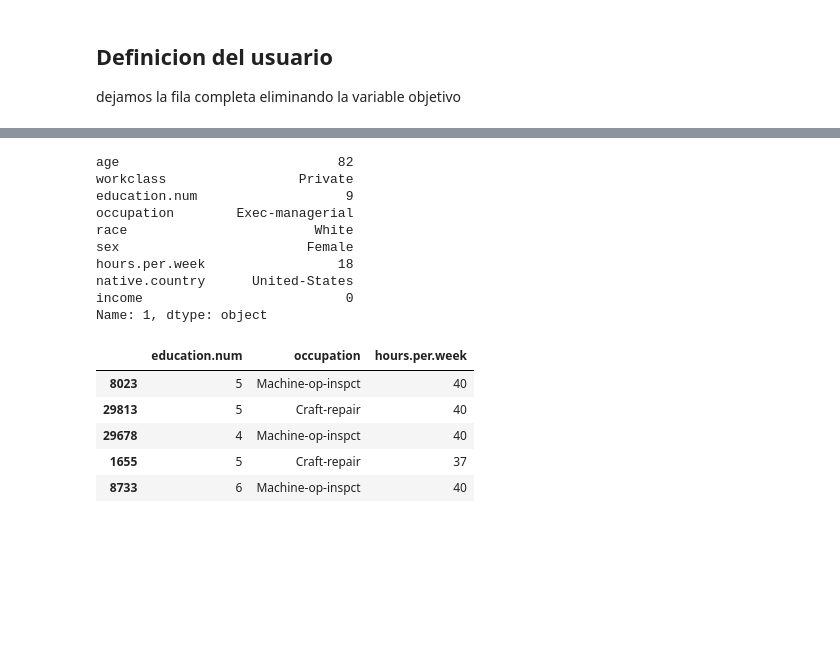
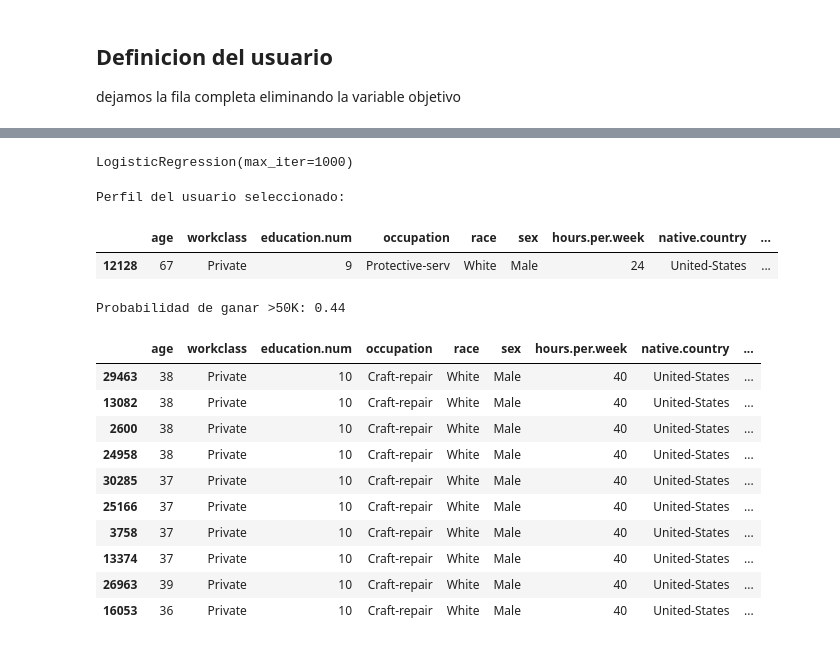
Before and after one commit to 4GeeksAcademy/betaniammc-machine-learning, a Jupyter notebook: src/13-recommendation-systems-adult-census-income.ipynb, the cells around one changed output, grey strips where cells are left out. Drawn from its saved outputs; the diff is of its cells as text; code cells hidden in the pictures; blank space fills up the shorter version.

```diff
--- a/src/13-recommendation-systems-adult-census-income.ipynb
+++ b/src/13-recommendation-systems-adult-census-income.ipynb
@@ -251,0 +245,20 @@ Error:
+# %%
+X_train, X_test, y_train, y_test = train_test_split(
+    X, y, test_size=0.2, random_state=42
+)
+
+model = LogisticRegression(max_iter=1000)
+model.fit(X_train, y_train)
+# %% [output]
+LogisticRegression(max_iter=1000)
+# %%
+# usuario aleatorio de prueba con ingreso <=50K
+usuario_idx = y[y == 0].sample(1).index[0]
+# %%
+# ver el perfil del usuario seleccionado
+print("Perfil del usuario seleccionado:")
+display(df.loc[[usuario_idx]])
+# %% [output]
+Perfil del usuario seleccionado:
+|  | age | workclass | education.num | occupation | race | sex | hours.per.week | native.country | ... |
+| 12128 | 67 | Private | 9 | Protective-serv | White | Male | 24 | United-States | ... |
@@ -252,3 +267,9 @@ Error:
+# %%
+proba = model.predict_proba(usuario_vector)[0][1]
+
+print(f"Probabilidad de ganar >50K: {proba:.2f}")
+# %% [output]
+Probabilidad de ganar >50K: 0.44
 # %%
 # calcular similitudes entre usuarios
 
@@ -276,22 +277,25 @@ usuario_test = df[df['income'] == 0].index[0]
-# %%
-df.loc[usuario_test]
-# %% [output]
-age                            82
-workclass                 Private
-education.num                   9
-occupation        Exec-managerial
-race                        White
-sex                        Female
-hours.per.week                 18
-native.country      United-States
-income                          0
-Name: 1, dtype: object
-# %%
-recomendar_trayectoria(usuario_test, df, X, y)
-# %% [output]
-|  | education.num | occupation | hours.per.week |
-| 8023 | 5 | Machine-op-inspct | 40 |
-| 29813 | 5 | Craft-repair | 40 |
-| 29678 | 4 | Machine-op-inspct | 40 |
-| 1655 | 5 | Craft-repair | 37 |
-| 8733 | 6 | Machine-op-inspct | 40 |
+# %%
+similarities = similarity_matrix[usuario_idx]
+idx_sorted = similarities.argsort()[::-1]
+
+similares_pos = [
+    i for i in idx_sorted
+    if y.iloc[i] == 1
+][:10]
+
+similares_df = df.iloc[similares_pos]
+# %%
+# mostrar los usuarios similares con ingreso >50K
+similares_df
+# %% [output]
+|  | age | workclass | education.num | occupation | race | sex | hours.per.week | native.country | ... |
+| 29463 | 38 | Private | 10 | Craft-repair | White | Male | 40 | United-States | ... |
+| 13082 | 38 | Private | 10 | Craft-repair | White | Male | 40 | United-States | ... |
+| 2600 | 38 | Private | 10 | Craft-repair | White | Male | 40 | United-States | ... |
+| 24958 | 38 | Private | 10 | Craft-repair | White | Male | 40 | United-States | ... |
+| 30285 | 37 | Private | 10 | Craft-repair | White | Male | 40 | United-States | ... |
+| 25166 | 37 | Private | 10 | Craft-repair | White | Male | 40 | United-States | ... |
+| 3758 | 37 | Private | 10 | Craft-repair | White | Male | 40 | United-States | ... |
+| 13374 | 37 | Private | 10 | Craft-repair | White | Male | 40 | United-States | ... |
+| 26963 | 39 | Private | 10 | Craft-repair | White | Male | 40 | United-States | ... |
+| 16053 | 36 | Private | 10 | Craft-repair | White | Male | 40 | United-States | ... |
```
Also changed, not shown: parts of 8 cells of this notebook.
